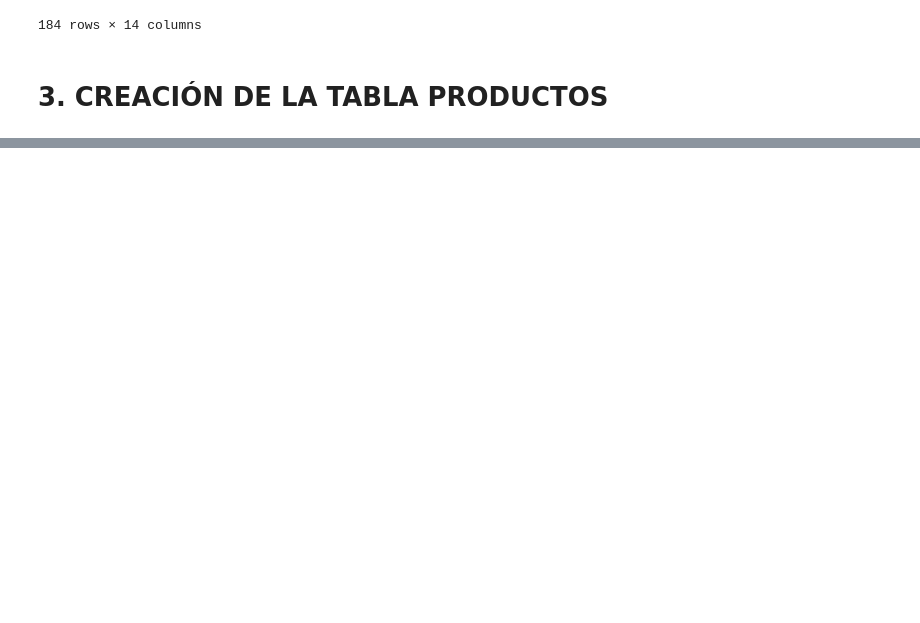
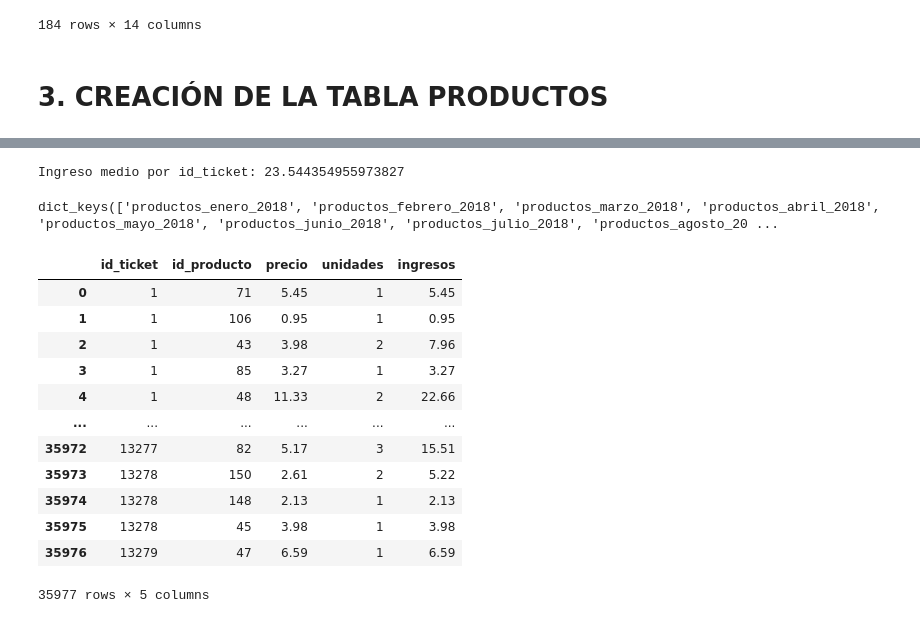
Before and after one commit to Lidiavf1912/analysis_burgerking, a Jupyter notebook: creacion_de_tablas.ipynb, the cells around one changed output, grey strips where cells are left out. Cells and saved outputs as stored; diff of their text form; code cells hidden in the pictures; blank space fills up the shorter version.

```diff
--- a/creacion_de_tablas.ipynb
+++ b/creacion_de_tablas.ipynb
@@ -471,0 +555,10 @@ precios_df
+# %%
+# Calcular los ingresos totales por id_ticket
+ingresos_por_id_ticket = productos_enero_2018.groupby('id_ticket')['ingresos'].sum()
+
+# Calcular la media de los ingresos por id_ticket
+ingreso_medio_por_id_ticket = ingresos_por_id_ticket.mean()
+
+print(f"Ingreso medio por id_ticket: {ingreso_medio_por_id_ticket}")
+# %% [output]
+Ingreso medio por id_ticket: 23.544354955973827
@@ -471,0 +609,20 @@ precios_df
+# %%
+productos_mes_año.keys()
+# %% [output]
+dict_keys(['productos_enero_2018', 'productos_febrero_2018', 'productos_marzo_2018', 'productos_abril_2018', 'productos_mayo_2018', 'productos_junio_2018', 'productos_julio_2018', 'productos_agosto_20 ...
+# %%
+productos_mes_año['productos_enero_2018']
+# %% [output]
+|  | id_ticket | id_producto | precio | unidades | ingresos |
+| 0 | 1 | 71 | 5.45 | 1 | 5.45 |
+| 1 | 1 | 106 | 0.95 | 1 | 0.95 |
+| 2 | 1 | 43 | 3.98 | 2 | 7.96 |
+| 3 | 1 | 85 | 3.27 | 1 | 3.27 |
+| 4 | 1 | 48 | 11.33 | 2 | 22.66 |
+| ... | ... | ... | ... | ... | ... |
+| 35972 | 13277 | 82 | 5.17 | 3 | 15.51 |
+| 35973 | 13278 | 150 | 2.61 | 2 | 5.22 |
+| 35974 | 13278 | 148 | 2.13 | 1 | 2.13 |
+| 35975 | 13278 | 45 | 3.98 | 1 | 3.98 |
+| 35976 | 13279 | 47 | 6.59 | 1 | 6.59 |
+35977 rows × 5 columns
```
Also changed, not shown: parts of 15 cells of this notebook.
